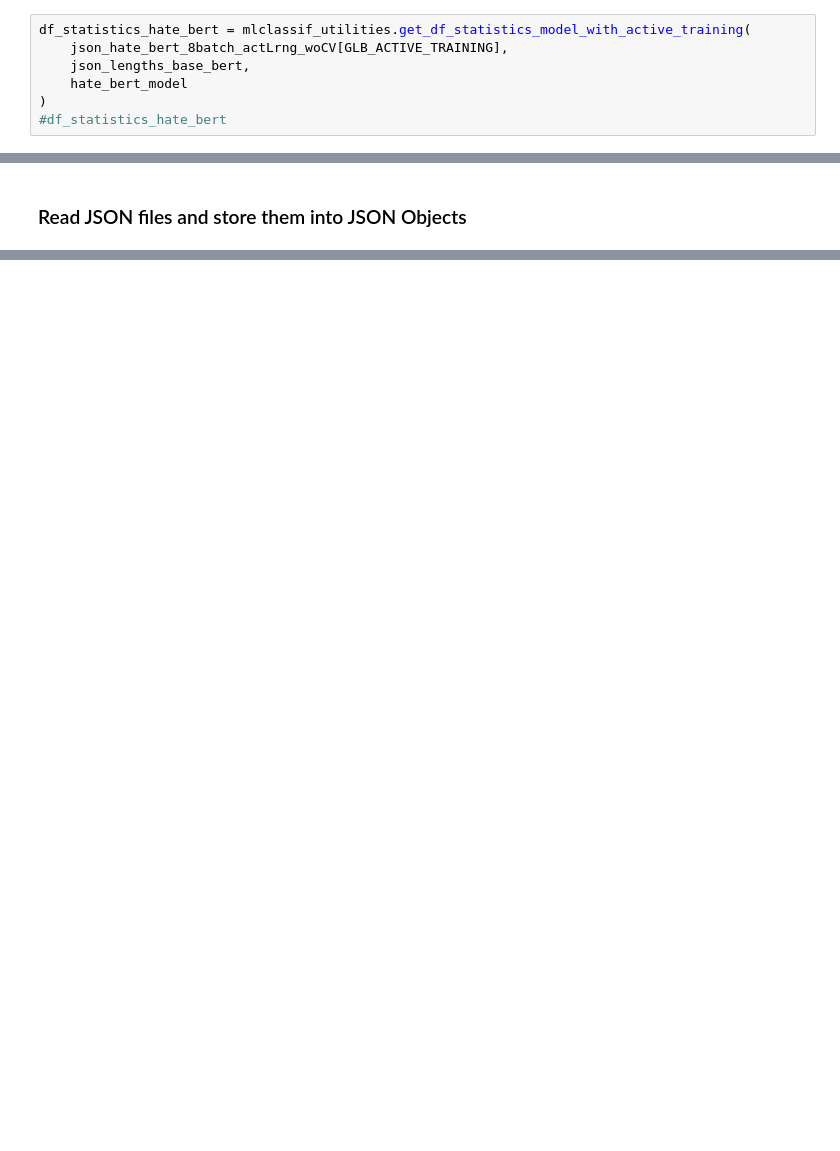
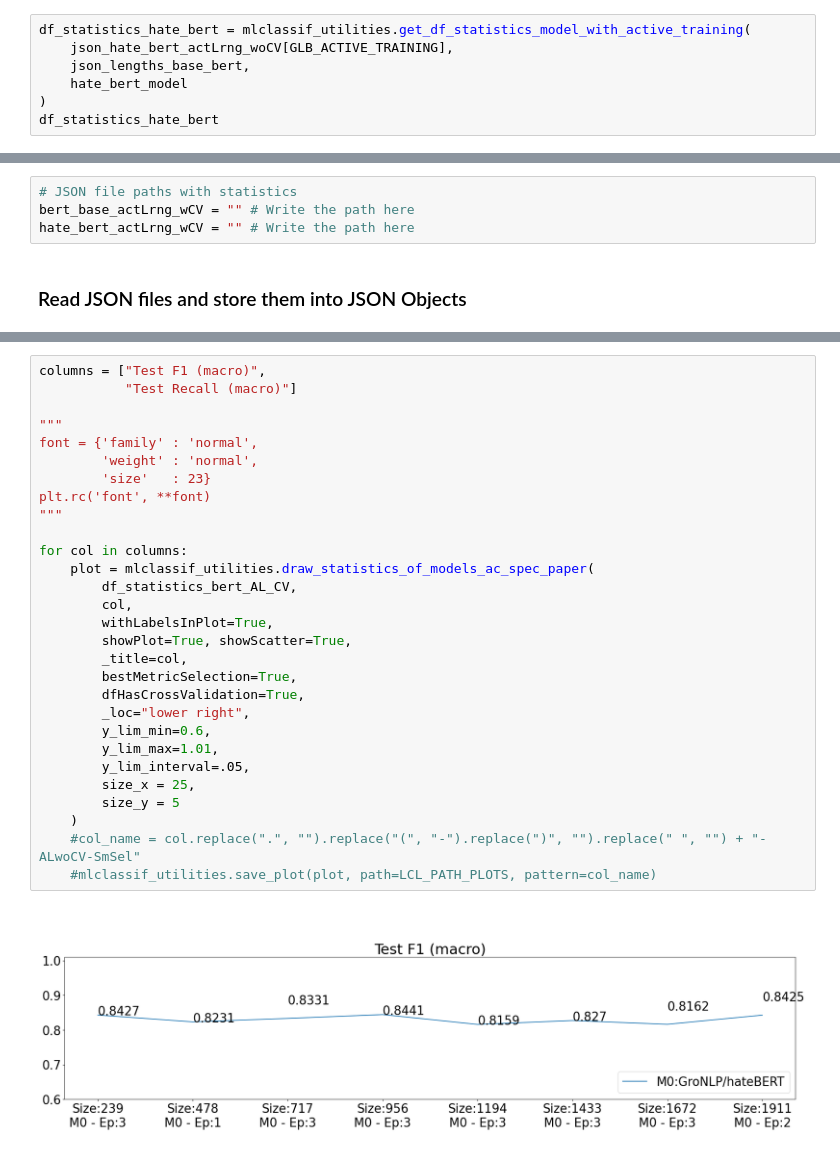
Before and after one commit to IsaacOlguin/AutomatedTraumaDetectionInGCT, a Jupyter notebook: 06_AnalysisOfComparableModels.ipynb, the cells around one changed output, grey strips where cells are left out. Cells and saved outputs as stored; diff of their text form; blank space fills up the shorter version.

```diff
--- a/06_AnalysisOfComparableModels.ipynb
+++ b/06_AnalysisOfComparableModels.ipynb
@@ -108,9 +101,9 @@ df_statistics_bert_base = mlclassif_utilities.get_df_statistics_model_with_activ
 # %%
 df_statistics_hate_bert = mlclassif_utilities.get_df_statistics_model_with_active_training(
-    json_hate_bert_8batch_actLrng_woCV[GLB_ACTIVE_TRAINING],
+    json_hate_bert_actLrng_woCV[GLB_ACTIVE_TRAINING],
     json_lengths_base_bert,
     hate_bert_model
 )
-#df_statistics_hate_bert
+df_statistics_hate_bert
 # %%
 df_statistics_bert_AL = pd.concat([df_statistics_bert_base, df_statistics_hate_bert])
@@ -182,2 +186,6 @@ hate_bert_8batch_actLrng_wCV = "logs/Dataset_v1/ActiveLearning/ActLrng-HateBert-
+# %%
+# JSON file paths with statistics
+bert_base_actLrng_wCV = "" # Write the path here
+hate_bert_actLrng_wCV = "" # Write the path here
 # %% [markdown]
 ### Read JSON files and store them into JSON Objects
@@ -240,0 +256,31 @@ df_statistics_bert_AL_CV
+# %%
+columns = ["Test F1 (macro)",
+           "Test Recall (macro)"]
+
+"""
+font = {'family' : 'normal',
+        'weight' : 'normal',
+        'size'   : 23}
+plt.rc('font', **font)
+"""
+
+for col in columns:
+    plot = mlclassif_utilities.draw_statistics_of_models_ac_spec_paper(
+        df_statistics_bert_AL_CV,
+        col,
+        withLabelsInPlot=True,
+        showPlot=True, showScatter=True,
+        _title=col,
+        bestMetricSelection=True,
+        dfHasCrossValidation=True,
+        _loc="lower right",
+        y_lim_min=0.6,
+        y_lim_max=1.01,
+        y_lim_interval=.05,
+        size_x = 25,
+        size_y = 5
+    )
+    #col_name = col.replace(".", "").replace("(", "-").replace(")", "").replace(" ", "") + "-ALwoCV-SmSel"
+    #mlclassif_utilities.save_plot(plot, path=LCL_PATH_PLOTS, pattern=col_name)
+# %% [output]
+[figure, added]
```
Also changed, not shown: parts of 37 cells of this notebook.
